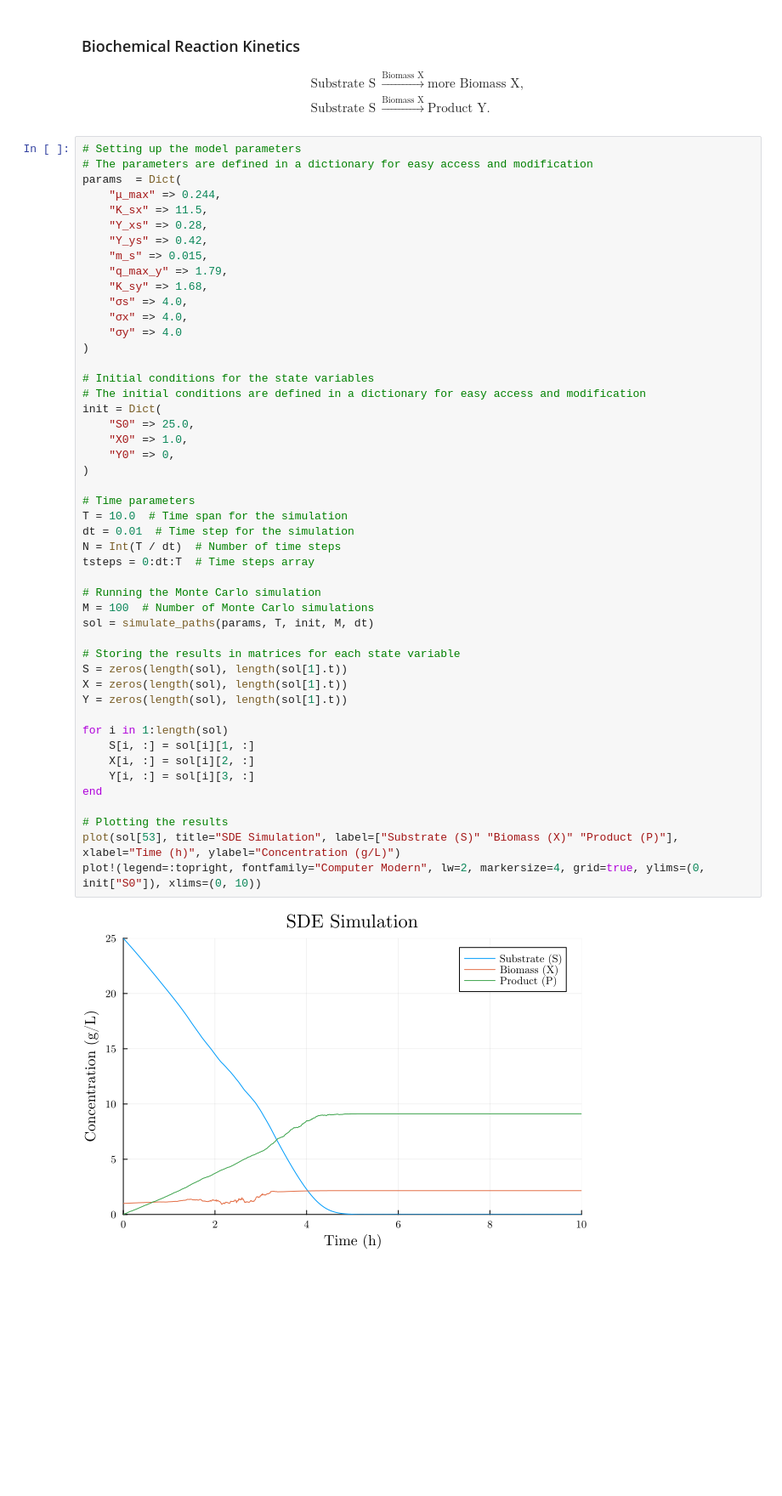
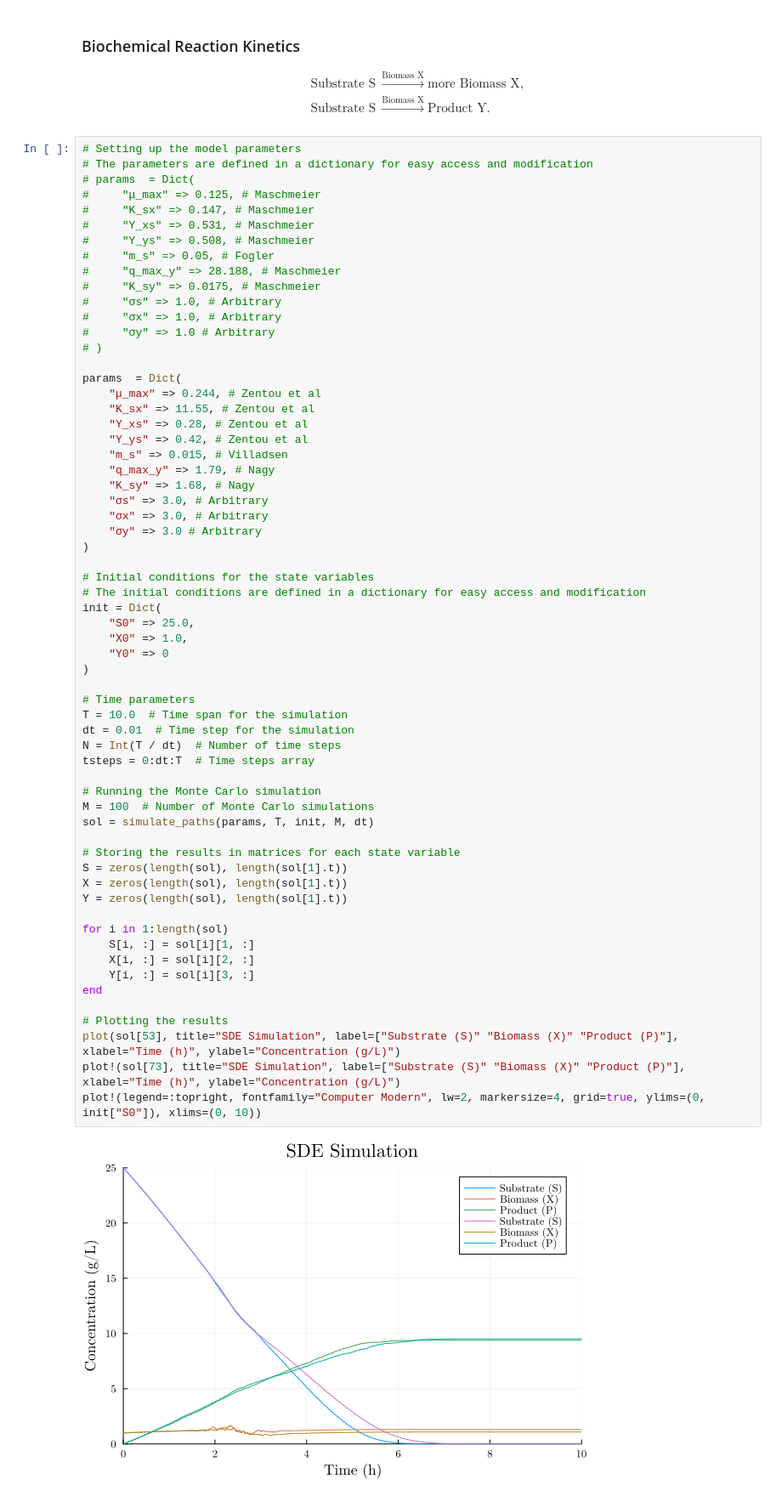
Before and after one commit to rafifsr/bachelorsthesis, a Jupyter notebook: LSMCclipped.ipynb, the cells around one changed output. Shown at 85% size. Saved outputs shown, nothing was run; the diff lists cells and outputs as text; blank space fills up the shorter version.

```diff
--- a/LSMCclipped.ipynb
+++ b/LSMCclipped.ipynb
@@ -19,17 +20,30 @@ $$
 # %%
 # Setting up the model parameters
 # The parameters are defined in a dictionary for easy access and modification
+# params  = Dict(
+#     "μ_max" => 0.125, # Maschmeier
+#     "K_sx" => 0.147, # Maschmeier
+#     "Y_xs" => 0.531, # Maschmeier
+#     "Y_ys" => 0.508, # Maschmeier
+#     "m_s" => 0.05, # Fogler
+#     "q_max_y" => 28.188, # Maschmeier
+#     "K_sy" => 0.0175, # Maschmeier
+#     "σs" => 1.0, # Arbitrary
+#     "σx" => 1.0, # Arbitrary
+#     "σy" => 1.0 # Arbitrary
+# )
+
 params  = Dict(
-    "μ_max" => 0.244,
-    "K_sx" => 11.5,
-    "Y_xs" => 0.28,
-    "Y_ys" => 0.42,
-    "m_s" => 0.015,
-    "q_max_y" => 1.79,
-    "K_sy" => 1.68,
-    "σs" => 4.0,
-    "σx" => 4.0,
-    "σy" => 4.0
+    "μ_max" => 0.244, # Zentou et al
+    "K_sx" => 11.55, # Zentou et al
+    "Y_xs" => 0.28, # Zentou et al
+    "Y_ys" => 0.42, # Zentou et al
+    "m_s" => 0.015, # Villadsen
+    "q_max_y" => 1.79, # Nagy
+    "K_sy" => 1.68, # Nagy
+    "σs" => 3.0, # Arbitrary
+    "σx" => 3.0, # Arbitrary
+    "σy" => 3.0 # Arbitrary
 )
 
 # Initial conditions for the state variables
@@ -37,32 +51,33 @@ params  = Dict(
 init = Dict(
     "S0" => 25.0,
     "X0" => 1.0,
-    "Y0" => 0,
+    "Y0" => 0
 )
 
 # Time parameters
 T = 10.0  # Time span for the simulation
 dt = 0.01  # Time step for the simulation
 N = Int(T / dt)  # Number of time steps
 tsteps = 0:dt:T  # Time steps array
 
 # Running the Monte Carlo simulation
 M = 100  # Number of Monte Carlo simulations
 sol = simulate_paths(params, T, init, M, dt)
 
 # Storing the results in matrices for each state variable
 S = zeros(length(sol), length(sol[1].t))
 X = zeros(length(sol), length(sol[1].t))
 Y = zeros(length(sol), length(sol[1].t))
 
 for i in 1:length(sol)
     S[i, :] = sol[i][1, :]
     X[i, :] = sol[i][2, :]
     Y[i, :] = sol[i][3, :]
 end
 
 # Plotting the results
 plot(sol[53], title="SDE Simulation", label=["Substrate (S)" "Biomass (X)" "Product (P)"], xlabel="Time (h)", ylabel="Concentration (g/L)")
+plot!(sol[73], title="SDE Simulation", label=["Substrate (S)" "Biomass (X)" "Product (P)"], xlabel="Time (h)", ylabel="Concentration (g/L)")
 plot!(legend=:topright, fontfamily="Computer Modern", lw=2, markersize=4, grid=true, ylims=(0, init["S0"]), xlims=(0, 10))
 # %% [output]
-[figure, old version]
+[figure, new version]
```
Also changed, not shown: parts of 1 cell of this notebook.
